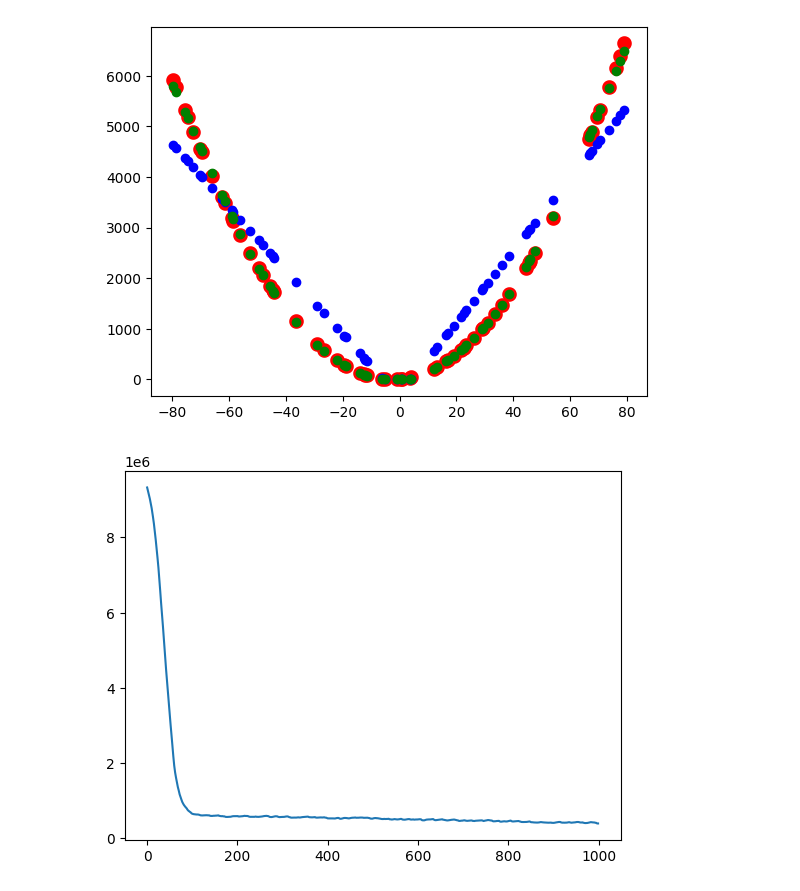
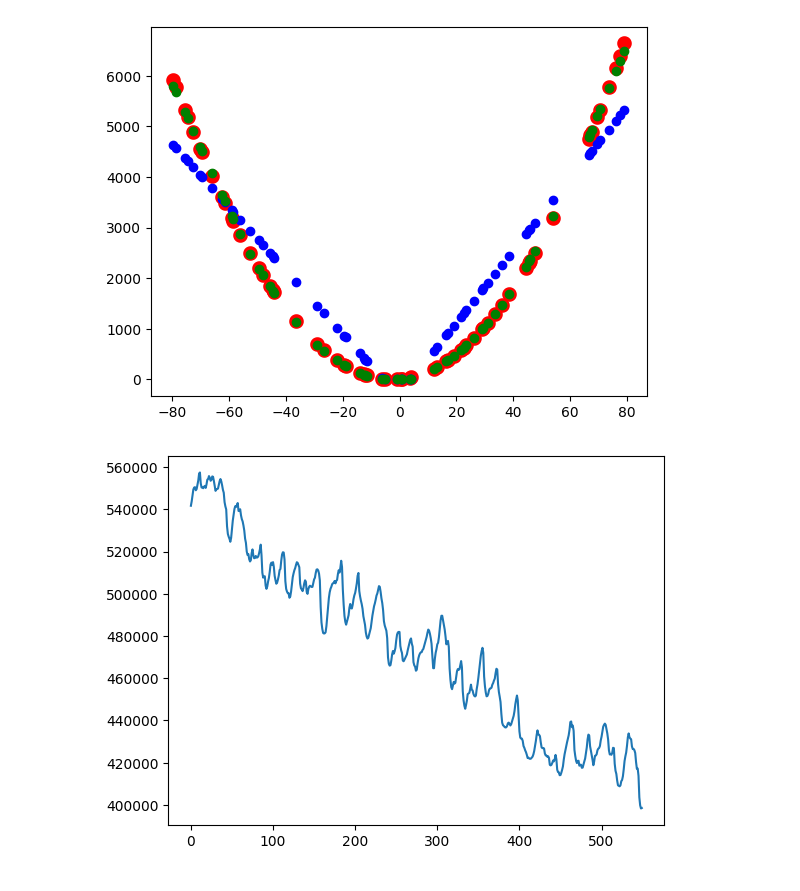
Before and after one commit to Mahdi-Miri/TensorFlow, a Jupyter notebook: TensorFlow.ipynb, the cells around one changed output. Cells and saved outputs as stored; diff of their text form; code cells hidden in the pictures.

```diff
--- a/TensorFlow.ipynb
+++ b/TensorFlow.ipynb
@@ -382,7 +382,7 @@ plt.show()
 # %% [output]
 [figure]
 # %%
-plt.plot(hist1.history['val_loss'])
+plt.plot(hist1.history['val_loss'][450:])
 plt.show()
 # %% [output]
-[figure, old version]
+[figure, new version]
```
